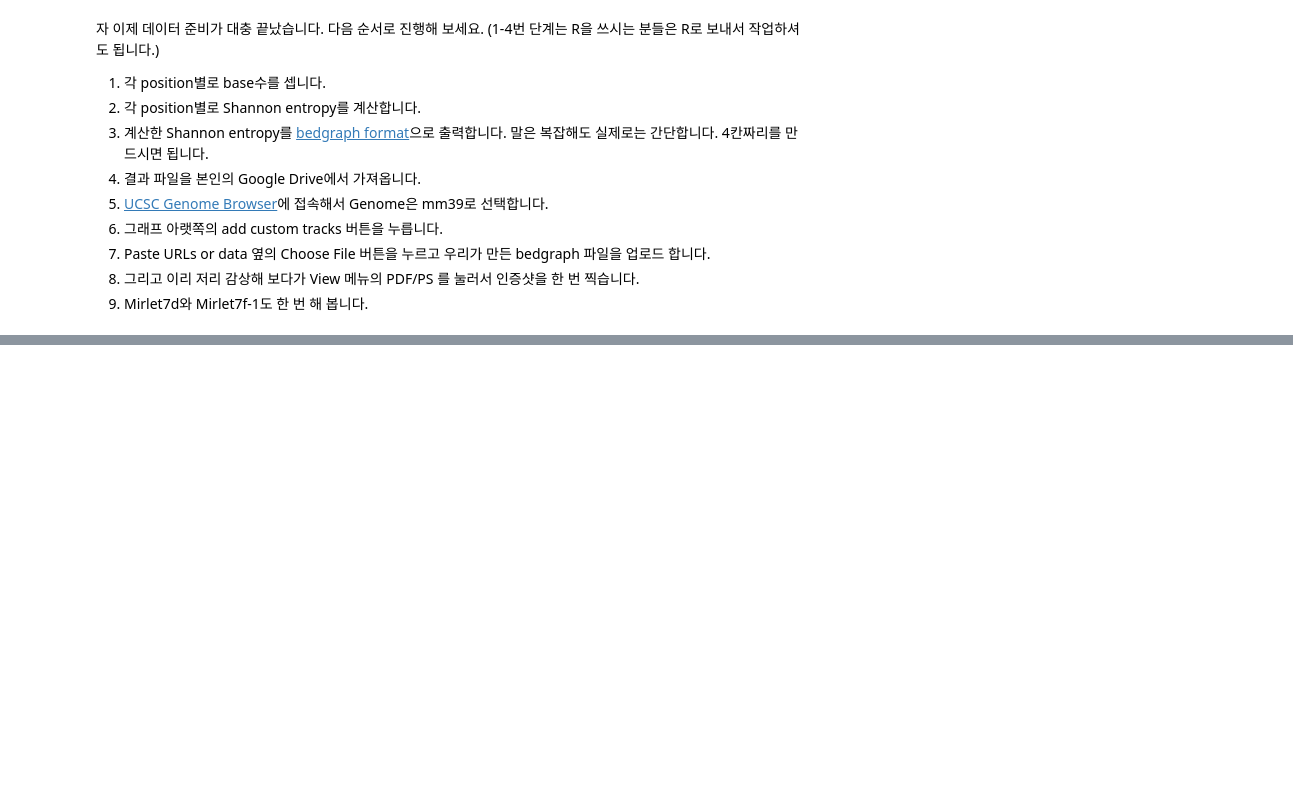
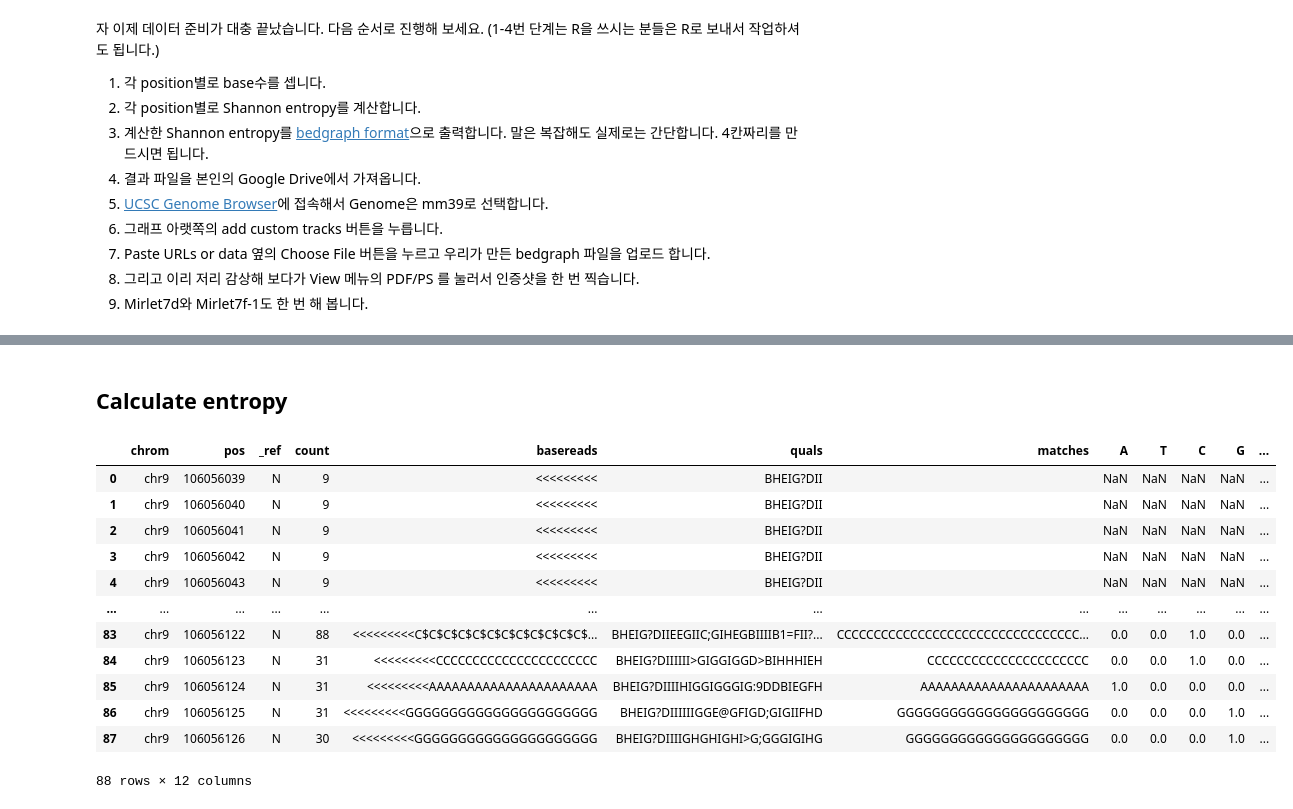
Before and after one commit to ron1891/bioinfo1_project, a Jupyter notebook: CoLab_TermProj_2022_3.ipynb, the cells around one changed output, grey strips where cells are left out. Drawn from its saved outputs; the diff is of its cells as text; code cells hidden in the pictures; blank space fills up the shorter version.

```diff
--- a/CoLab_TermProj_2022_3.ipynb
+++ b/CoLab_TermProj_2022_3.ipynb
@@ -273,0 +294,5 @@ pileup[pileup['pos'] == 106056094].iloc[0]['matches']
+# %%
+for base in ["A", "T", "C", "G"]:
+    pileup[base] = pileup.matches.str.count(base)
+
+pileup
@@ -273,0 +313,5 @@ pileup[pileup['pos'] == 106056094].iloc[0]['matches']
+# %%
+# change into probability value
+pileup[["A", "T", "C", "G"]] = pileup[["A", "T", "C", "G"]].div(pileup[["A", "T", "C", "G"]].sum(axis=1), axis=0)
+pileup_bp = pileup
+pileup_bp
@@ -273,0 +332,23 @@ pileup[pileup['pos'] == 106056094].iloc[0]['matches']
+# %% [markdown]
+## Calculate entropy
+# %%
+import numpy as np
+from scipy.stats import entropy
+
+prop = pileup_bp[["A", "T", "C", "G"]].to_numpy()
+pileup_bp["entropy"] = -np.sum(prop * np.log(prop + 1e-9), axis=1)
+pileup_bp
+# %% [output]
+|  | chrom | pos | _ref | count | basereads | quals | matches | A | T | C | G | ... |
+| 0 | chr9 | 106056039 | N | 9 | <<<<<<<<< | BHEIG?DII |  | NaN | NaN | NaN | NaN | ... |
+| 1 | chr9 | 106056040 | N | 9 | <<<<<<<<< | BHEIG?DII |  | NaN | NaN | NaN | NaN | ... |
+| 2 | chr9 | 106056041 | N | 9 | <<<<<<<<< | BHEIG?DII |  | NaN | NaN | NaN | NaN | ... |
+| 3 | chr9 | 106056042 | N | 9 | <<<<<<<<< | BHEIG?DII |  | NaN | NaN | NaN | NaN | ... |
+| 4 | chr9 | 106056043 | N | 9 | <<<<<<<<< | BHEIG?DII |  | NaN | NaN | NaN | NaN | ... |
+| ... | ... | ... | ... | ... | ... | ... | ... | ... | ... | ... | ... | ... |
+| 83 | chr9 | 106056122 | N | 88 | <<<<<<<<<C$C$C$C$C$C$C$C$C$C$C$C$... | BHEIG?DIIEEGIIC;GIHEGBIIIIB1=FII?... | CCCCCCCCCCCCCCCCCCCCCCCCCCCCCCCCC... | 0.0 | 0.0 | 1.0 | 0.0 | ... |
+| 84 | chr9 | 106056123 | N | 31 | <<<<<<<<<CCCCCCCCCCCCCCCCCCCCCC | BHEIG?DIIIIII>GIGGIGGD>BIHHHIEH | CCCCCCCCCCCCCCCCCCCCCC | 0.0 | 0.0 | 1.0 | 0.0 | ... |
+| 85 | chr9 | 106056124 | N | 31 | <<<<<<<<<AAAAAAAAAAAAAAAAAAAAAA | BHEIG?DIIIIHIGGIGGGIG:9DDBIEGFH | AAAAAAAAAAAAAAAAAAAAAA | 1.0 | 0.0 | 0.0 | 0.0 | ... |
+| 86 | chr9 | 106056125 | N | 31 | <<<<<<<<<GGGGGGGGGGGGGGGGGGGGGG | BHEIG?DIIIIIIGGE@GFIGD;GIGIIFHD | GGGGGGGGGGGGGGGGGGGGGG | 0.0 | 0.0 | 0.0 | 1.0 | ... |
+| 87 | chr9 | 106056126 | N | 30 | <<<<<<<<<GGGGGGGGGGGGGGGGGGGGG | BHEIG?DIIIIGHGHIGHI>G;GGGIGIHG | GGGGGGGGGGGGGGGGGGGGG | 0.0 | 0.0 | 0.0 | 1.0 | ... |
+88 rows × 12 columns
```
Also changed, not shown: parts of 14 cells of this notebook.
